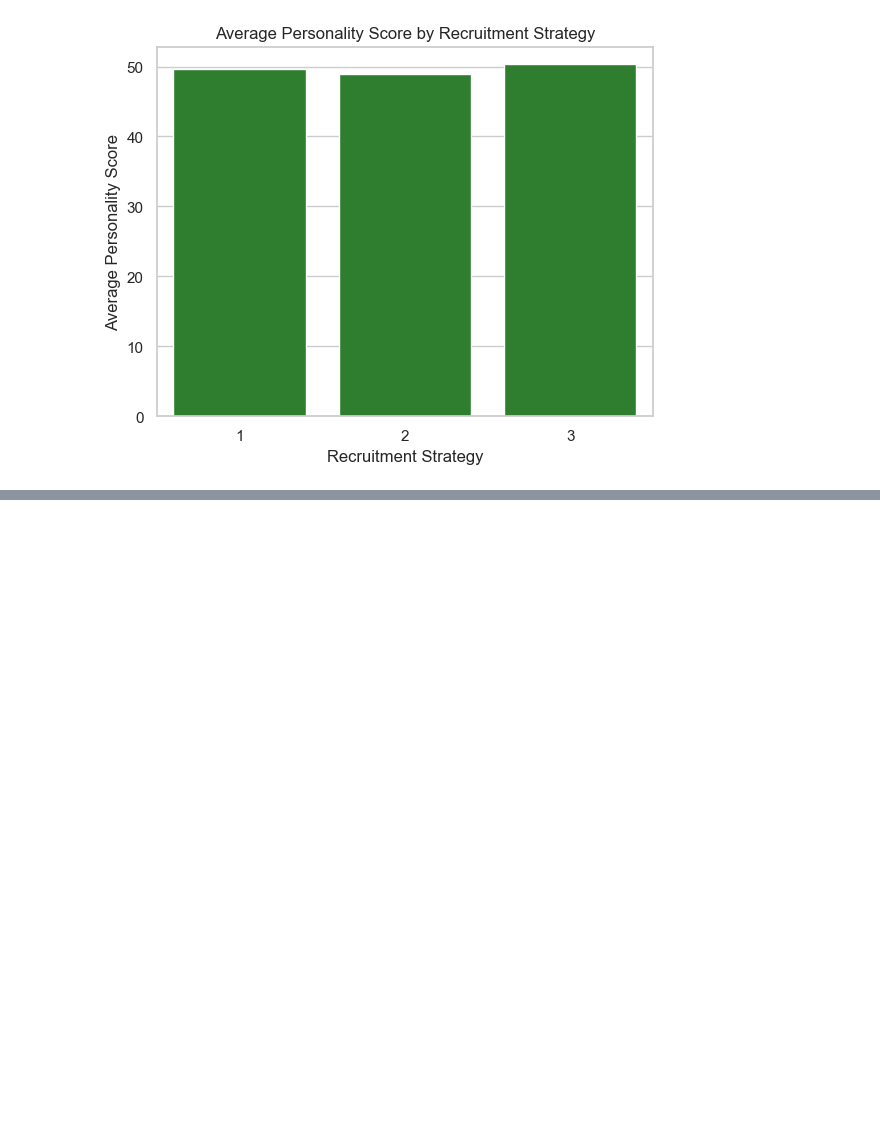
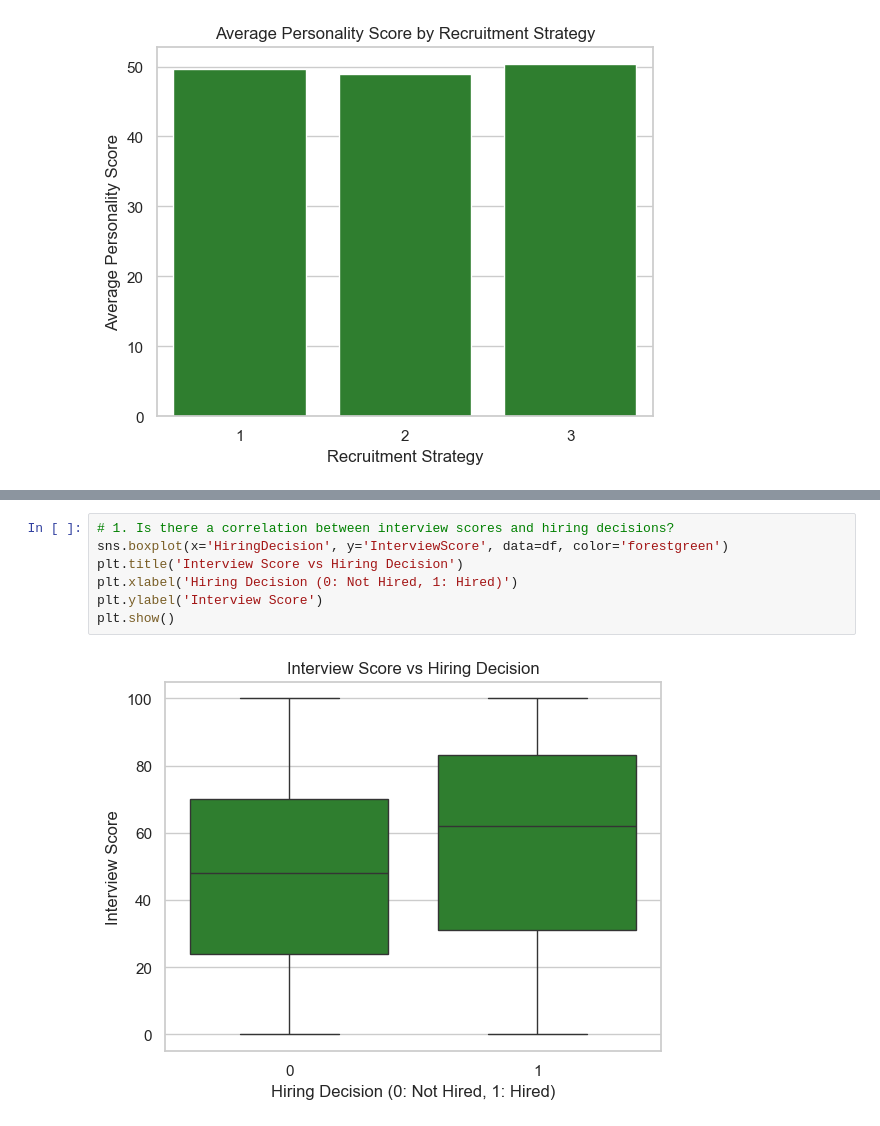
Before and after one commit to Eunnylans/Hiring--Analysis--Using--Linear--Regression, a Jupyter notebook: Predicting--Hiring--Decisions.ipynb, the cells around one changed output, grey strips where cells are left out. Drawn from its saved outputs; the diff is of its cells as text; blank space fills up the shorter version.

```diff
--- a/Predicting--Hiring--Decisions.ipynb
+++ b/Predicting--Hiring--Decisions.ipynb
@@ -676,0 +707,9 @@ plt.show()
+# %%
+# 1. Is there a correlation between interview scores and hiring decisions?
+sns.boxplot(x='HiringDecision', y='InterviewScore', data=df, color='forestgreen')
+plt.title('Interview Score vs Hiring Decision')
+plt.xlabel('Hiring Decision (0: Not Hired, 1: Hired)')
+plt.ylabel('Interview Score')
+plt.show()
+# %% [output]
+[figure, added]
```
Also changed, not shown: parts of 10 cells of this notebook.
